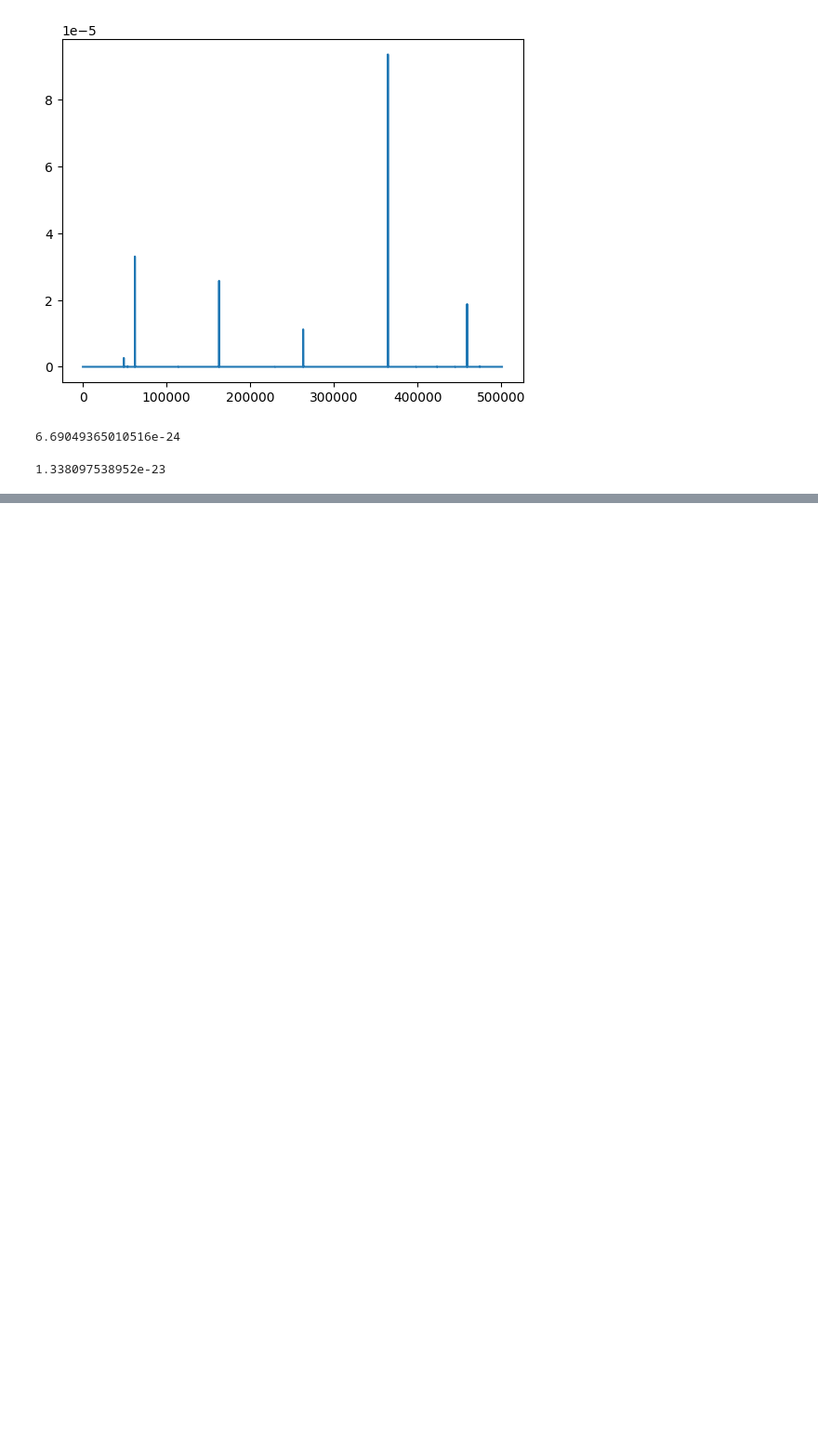
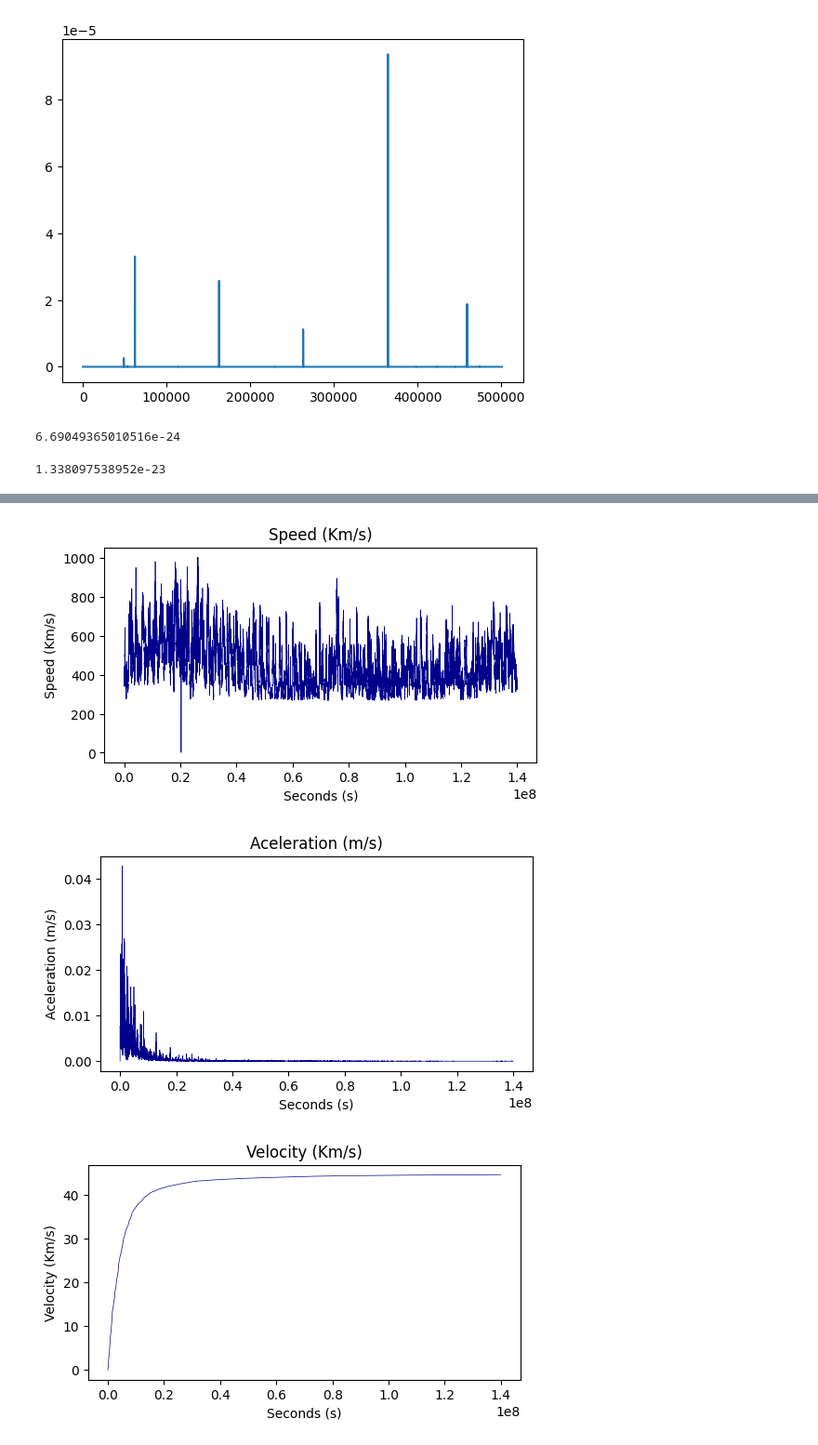
Before and after one commit to S4GC/Energy-and-linear-momentum-change-exerted-by-the-solar-wind-for-applications-in-electric-solar-sails, a Jupyter notebook: Codes/Past/Relativistic velocity.ipynb, the cells around one changed output, grey strips where cells are left out. Shown at 93% size. Cells and saved outputs as stored; diff of their text form; code cells hidden in the pictures; blank space fills up the shorter version.

```diff
--- a/Codes/Past/Relativistic velocity.ipynb
+++ b/Codes/Past/Relativistic velocity.ipynb
@@ -1176,0 +1206,21 @@ plt.show()
+# %%
+prop = [Speed, Aceleration, Velocity, Position, Mass, Momentum, Delta_velocity]
+name = ["Speed (Km/s)", "Aceleration (m/s)", "Velocity (Km/s)", "Position (UA)", "Mass (Kg)", "Momentum (Kg*m/s)", "Delta_velocity (m/s)"]
+c = [1e3, 1, 1e3, 1.496e11,1, 1, 1]
+
+
+
+
+for i in range(len(prop)):
+    plt.figure(figsize=(6,3))
+
+    plt.plot(Time, np.array(prop[i])/np.array(c[i]), color="darkblue", linewidth=0.5)
+
+    plt.xlabel("Seconds (s)")
+    plt.ylabel(f"{name[i]}")
+    plt.title(f"{name[i]}")
+    plt.show()
+# %% [output]
+[figure, added]
+[figure, added]
+[figure, added]
```
Also changed, not shown: parts of 9 cells of this notebook, 3 other files.
